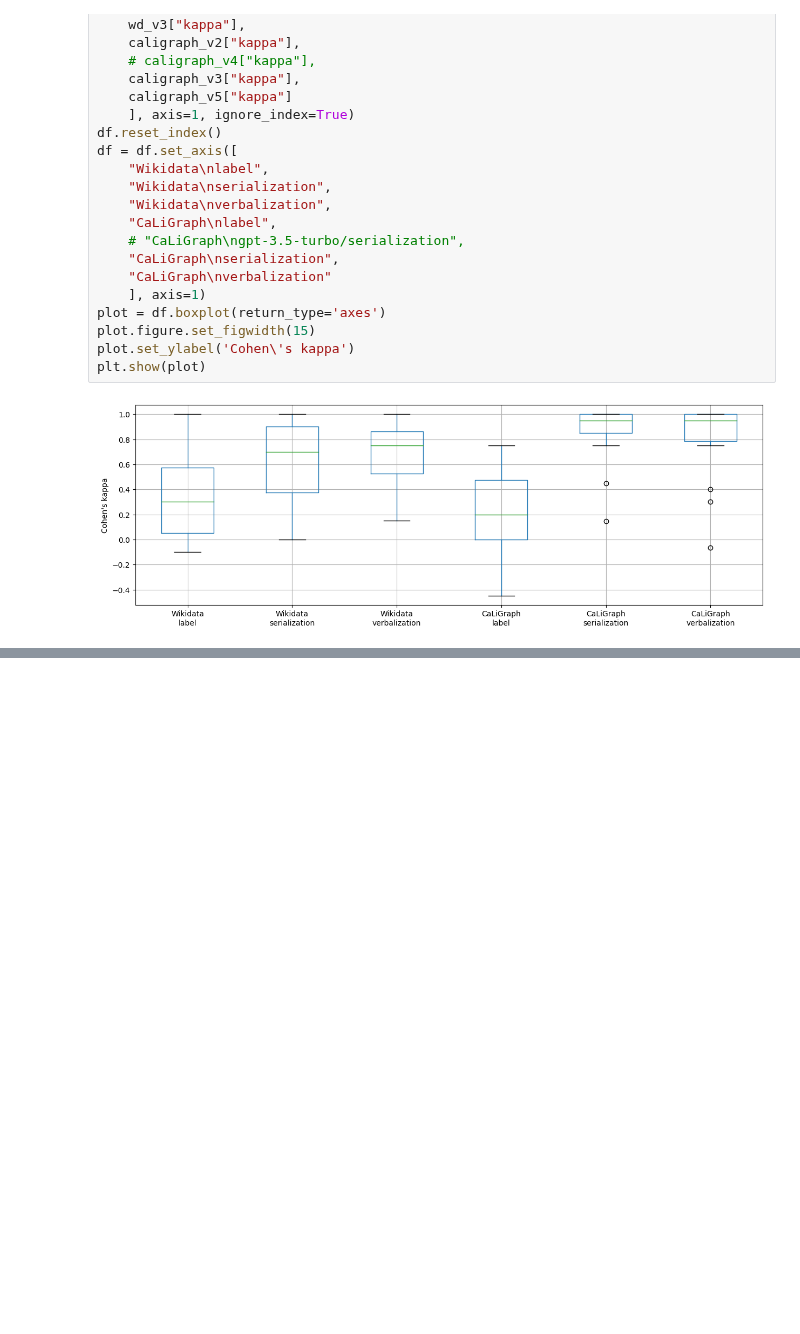
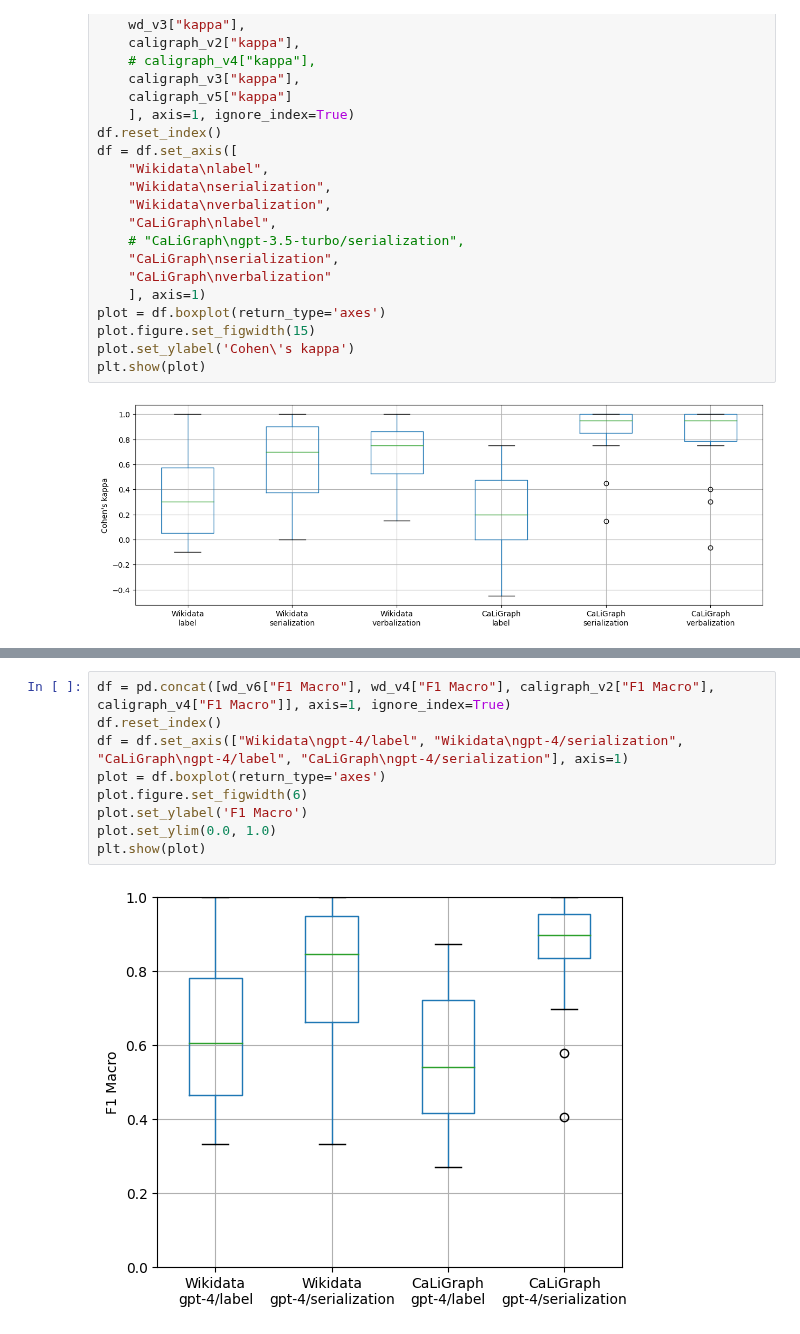
Before and after one commit to bradleypallen/conceptual-engineering-using-llms, a Jupyter notebook: analysis/experiments_comparative_analysis.ipynb, the cells around one changed output, grey strips where cells are left out. Saved outputs shown, nothing was run; the diff lists cells and outputs as text; blank space fills up the shorter version.

```diff
--- a/analysis/experiments_comparative_analysis.ipynb
+++ b/analysis/experiments_comparative_analysis.ipynb
@@ -72 +142,12 @@ plt.show(plot)
+# %%
+df = pd.concat([wd_v6["F1 Macro"], wd_v4["F1 Macro"], caligraph_v2["F1 Macro"], caligraph_v4["F1 Macro"]], axis=1, ignore_index=True)
+df.reset_index()
+df = df.set_axis(["Wikidata\ngpt-4/label", "Wikidata\ngpt-4/serialization", "CaLiGraph\ngpt-4/label", "CaLiGraph\ngpt-4/serialization"], axis=1)
+plot = df.boxplot(return_type='axes')
+plot.figure.set_figwidth(6)
+plot.set_ylabel('F1 Macro')
+plot.set_ylim(0.0, 1.0)
+plt.show(plot)
+# %% [output]
+[figure, added]
 # %%
```
Also changed, not shown: parts of 9 cells of this notebook, 9 other files.
